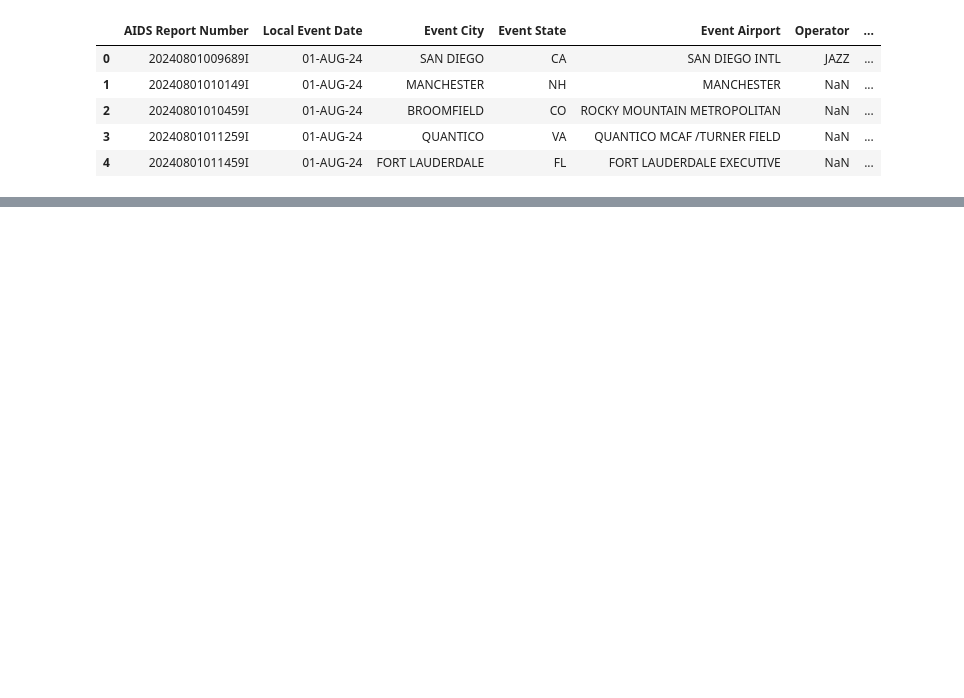
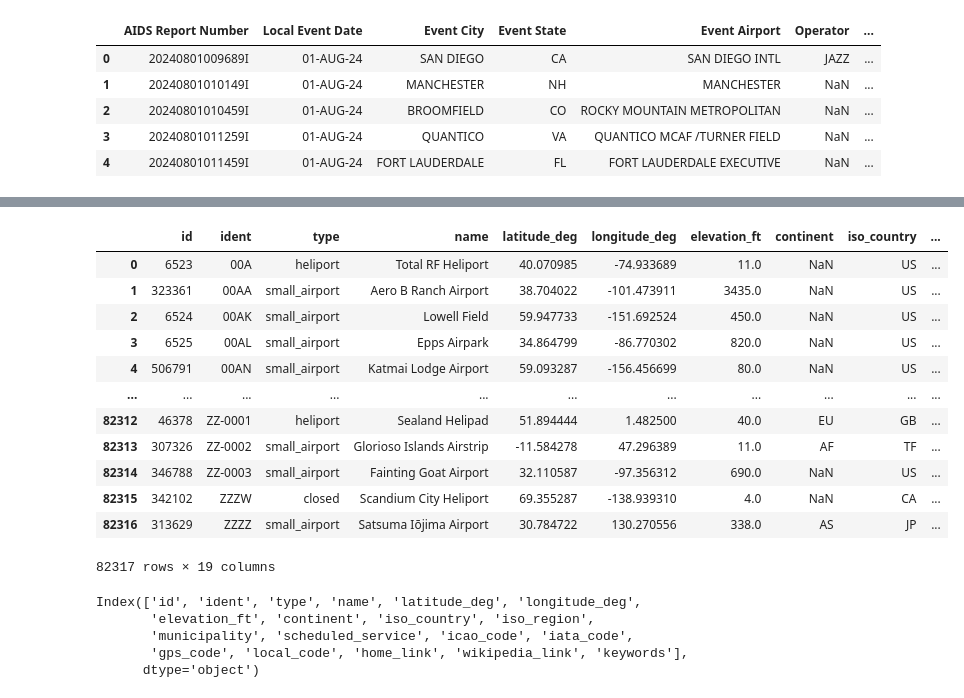
Before and after one commit to MbayeBarada/flights_tracking, a Jupyter notebook: notebooks/experiments/data_extraction/FAA_data_extraction.ipynb, the cells around one changed output, grey strips where cells are left out. Drawn from its saved outputs; the diff is of its cells as text; code cells hidden in the pictures; blank space fills up the shorter version.

Commit message:
Adding the codes for extract and load the static data

```diff
--- a/notebooks/experiments/data_extraction/FAA_data_extraction.ipynb
+++ b/notebooks/experiments/data_extraction/FAA_data_extraction.ipynb
@@ -84,0 +239,26 @@ faa_data.head()
+# %%
+airports_data = pd.read_csv("/Users/mansourdia/Documents/md/de/de_bc/de_bc/projects/project1/flights_tracking/notebooks/experiments/data_extraction/data/airports.csv")
+# %%
+airports_data
+# %% [output]
+|  | id | ident | type | name | latitude_deg | longitude_deg | elevation_ft | continent | iso_country | ... |
+| 0 | 6523 | 00A | heliport | Total RF Heliport | 40.070985 | -74.933689 | 11.0 | NaN | US | ... |
+| 1 | 323361 | 00AA | small_airport | Aero B Ranch Airport | 38.704022 | -101.473911 | 3435.0 | NaN | US | ... |
+| 2 | 6524 | 00AK | small_airport | Lowell Field | 59.947733 | -151.692524 | 450.0 | NaN | US | ... |
+| 3 | 6525 | 00AL | small_airport | Epps Airpark | 34.864799 | -86.770302 | 820.0 | NaN | US | ... |
+| 4 | 506791 | 00AN | small_airport | Katmai Lodge Airport | 59.093287 | -156.456699 | 80.0 | NaN | US | ... |
+| ... | ... | ... | ... | ... | ... | ... | ... | ... | ... | ... |
+| 82312 | 46378 | ZZ-0001 | heliport | Sealand Helipad | 51.894444 | 1.482500 | 40.0 | EU | GB | ... |
+| 82313 | 307326 | ZZ-0002 | small_airport | Glorioso Islands Airstrip | -11.584278 | 47.296389 | 11.0 | AF | TF | ... |
+| 82314 | 346788 | ZZ-0003 | small_airport | Fainting Goat Airport | 32.110587 | -97.356312 | 690.0 | NaN | US | ... |
+| 82315 | 342102 | ZZZW | closed | Scandium City Heliport | 69.355287 | -138.939310 | 4.0 | NaN | CA | ... |
+| 82316 | 313629 | ZZZZ | small_airport | Satsuma Iōjima Airport | 30.784722 | 130.270556 | 338.0 | AS | JP | ... |
+82317 rows × 19 columns
+# %%
+airports_data.columns
+# %% [output]
+Index(['id', 'ident', 'type', 'name', 'latitude_deg', 'longitude_deg',
+       'elevation_ft', 'continent', 'iso_country', 'iso_region',
+       'municipality', 'scheduled_service', 'icao_code', 'iata_code',
+       'gps_code', 'local_code', 'home_link', 'wikipedia_link', 'keywords'],
+      dtype='object')
```
Also changed, not shown: parts of 8 cells of this notebook, 11 other files.
